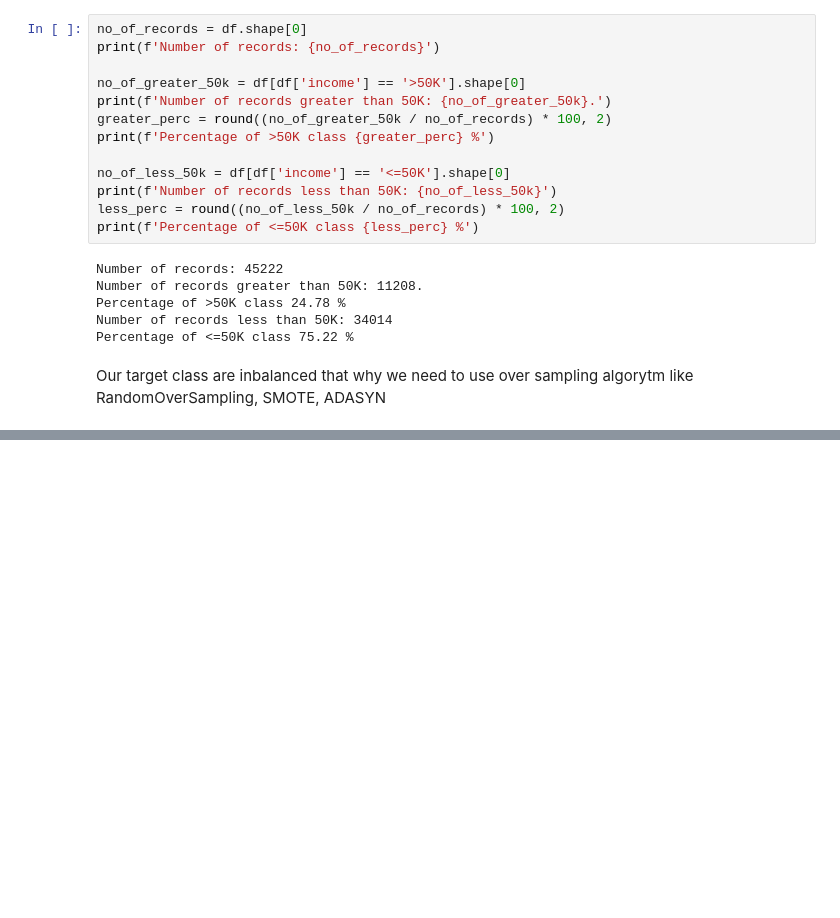
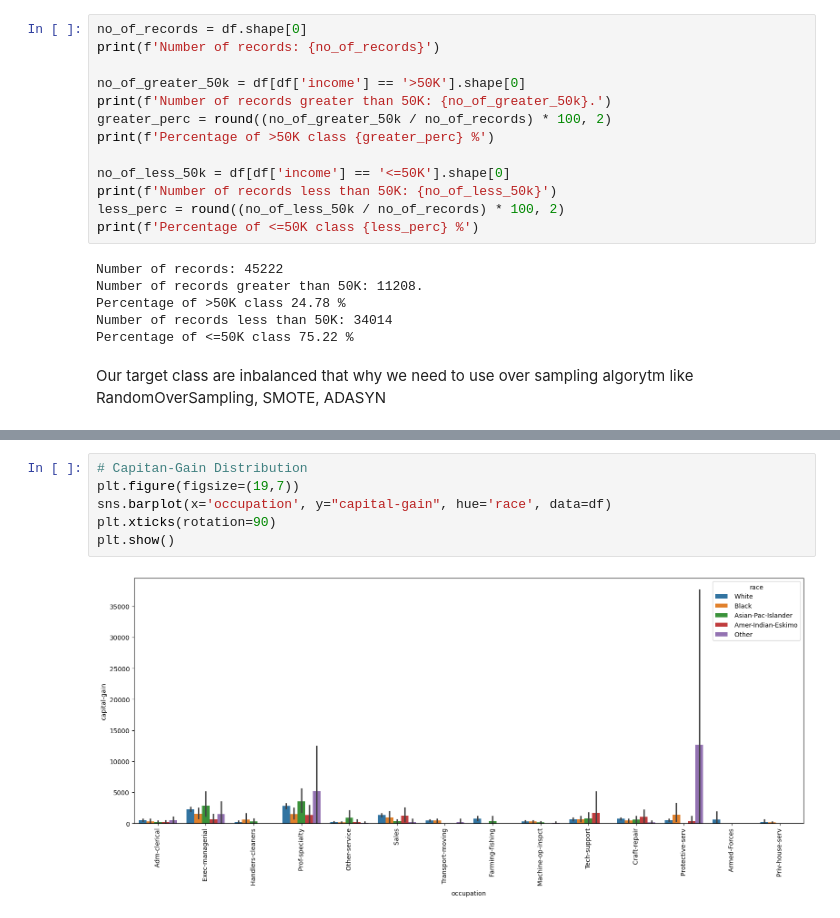
Before and after one commit to CrisMagdziak/Census-Income, a Jupyter notebook: Income.ipynb, the cells around one changed output, grey strips where cells are left out. Drawn from its saved outputs; the diff is of its cells as text; blank space fills up the shorter version.

```diff
--- a/Income.ipynb
+++ b/Income.ipynb
@@ -110,0 +150,8 @@ Our target class are inbalanced that why we need to use over sampling algorytm l
+# %%
+# Capitan-Gain Distribution
+plt.figure(figsize=(19,7))
+sns.barplot(x='occupation', y="capital-gain", hue='race', data=df)
+plt.xticks(rotation=90)
+plt.show()
+# %% [output]
+[figure, added]
```
Also changed, not shown: parts of 5 cells of this notebook.
